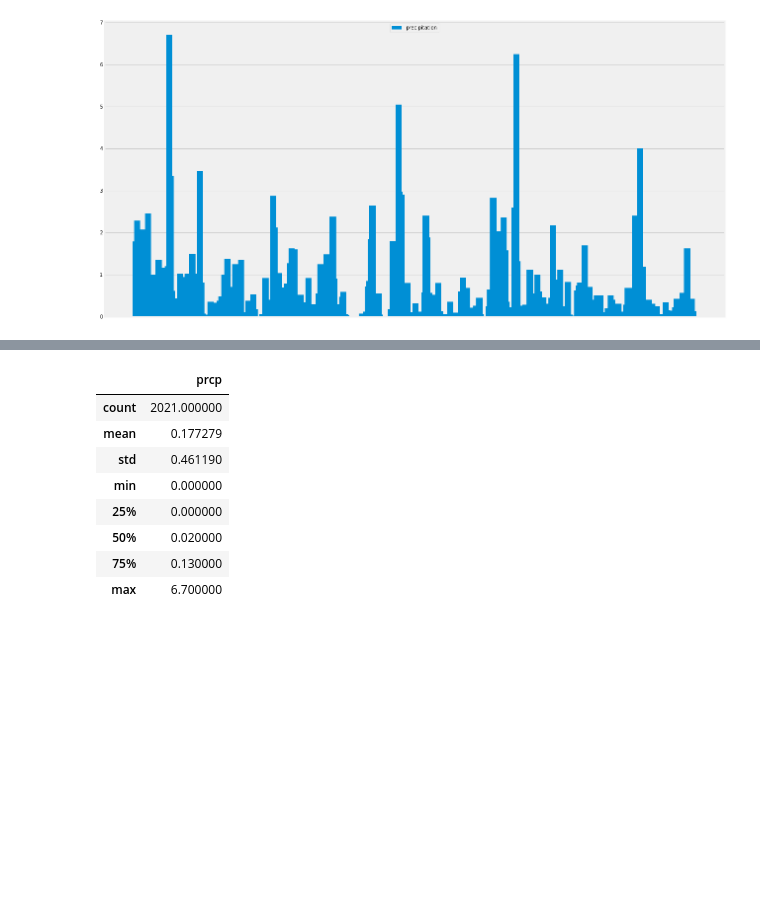
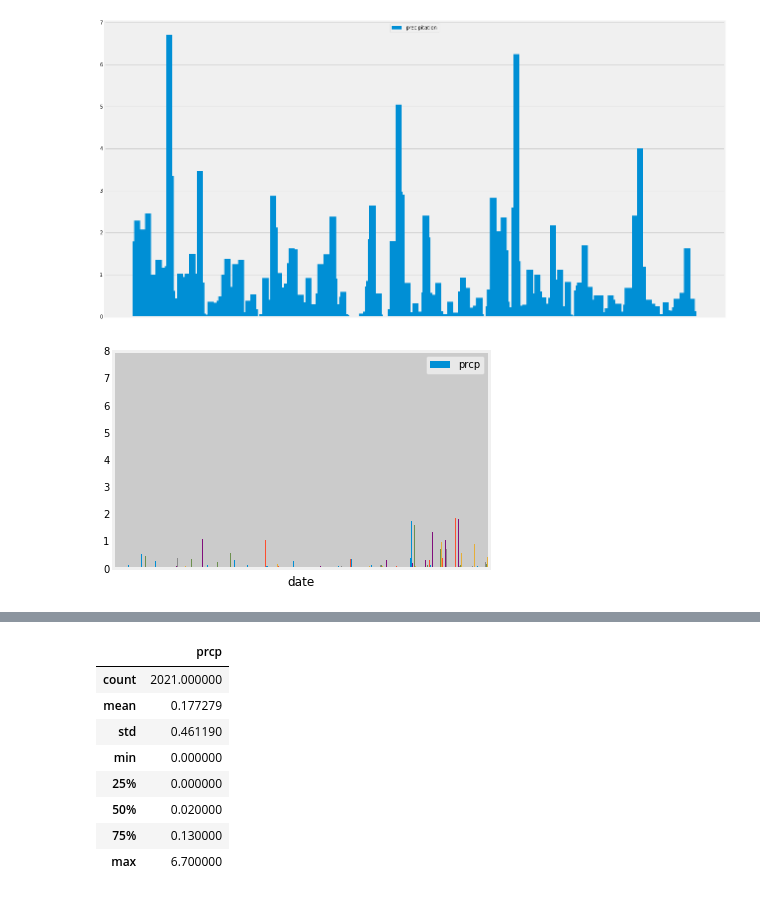
Before and after one commit to ulyssey28/Advanced-Data-Storage-and-Retrieval-, a Jupyter notebook: climate_starter.ipynb, the cells around one changed output, grey strips where cells are left out. Saved outputs shown, nothing was run; the diff lists cells and outputs as text; code cells hidden in the pictures; blank space fills up the shorter version.

```diff
--- a/climate_starter.ipynb
+++ b/climate_starter.ipynb
@@ -100,10 +103,13 @@ plt.show()
 # %% [output]
 [figure]
 # %%
-# precipication_df = pd.read_sql_query(year_range_query.statement, engine)
-# precp_plot = precipication_df.plot(kind="bar", x="date", y="prcp", grid=True
-#               ).set_xticklabels(pd.Series([]))
-# plt.show()
+precipication_df = pd.read_sql_query(year_range_query.statement, engine)
+precp_plot = precipication_df.plot(kind="bar", x="date", y="prcp", grid=True
+              ).set_xticklabels(pd.Series([]))
+plt.ylim(0, 8)
+plt.show()
+# %% [output]
+[figure, added]
 # %% [markdown]
 ![precipitation](Images/precipitation.png)
 # %%
```
Also changed, not shown: parts of 7 cells of this notebook.
